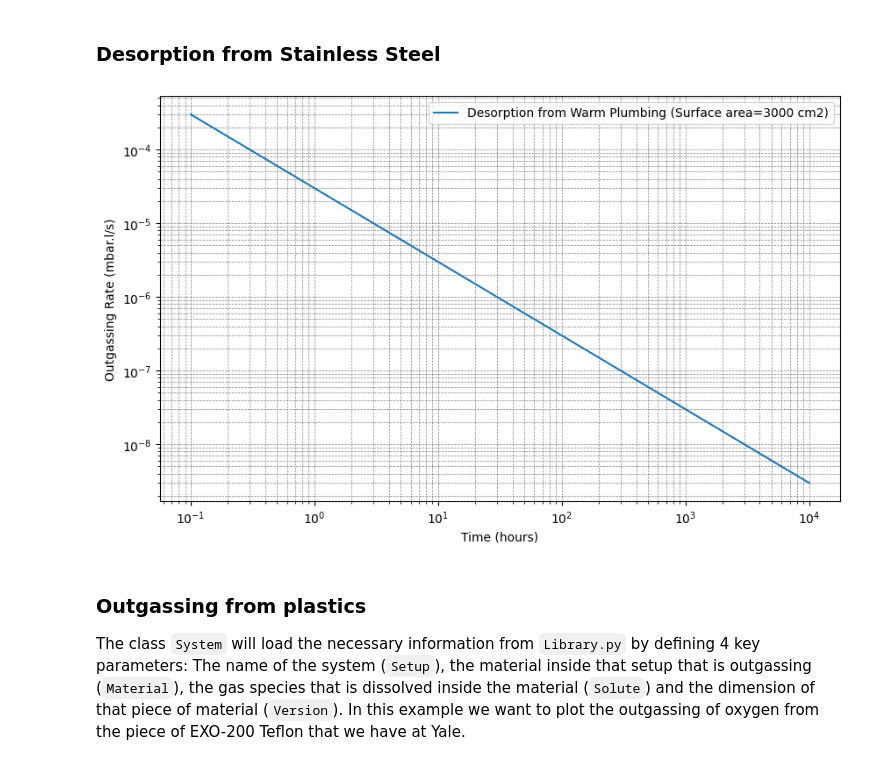
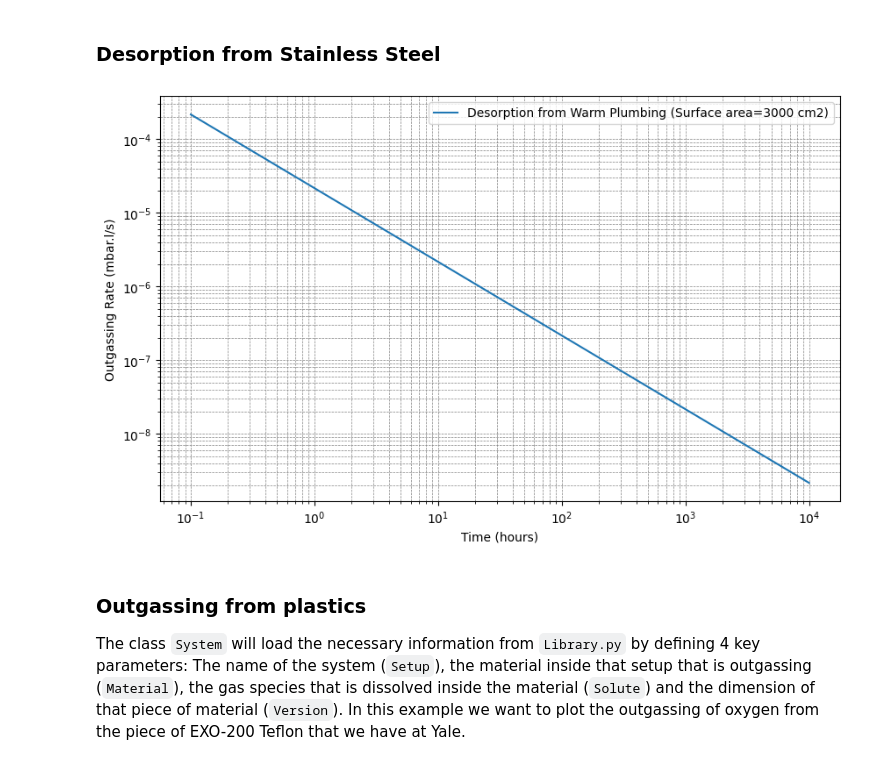
Before and after one commit to antoine-amy/Electronegative_impurities, a Jupyter notebook: Impurities_models.ipynb, the cells around one changed output. Drawn from its saved outputs; the diff is of its cells as text; code cells hidden in the pictures.

Commit message:
Corrected functions bugs

```diff
--- a/Impurities_models.ipynb
+++ b/Impurities_models.ipynb
@@ -20,34 +20,46 @@ T_LXe = 164 # in Kelvin, LXe temperature
 # %% [markdown]
 ### Desorption from Stainless Steel
 # %%
-# Constant
-tau0=1e-13 # in sec, residence time of an impurity
-area=3000 #in cm2, area of the sample
-J=1e-8 # in mbar.L.s-1.cm-1, outgassing rate of H2O from an unbaked stainless steel surface that has been pumped on for 1h
-t = np.arange(1e-1*60*60, (1e4*60*60)+1, 60) # in seconds
-t0=1*60*60 # constant value from Ako Jamil's thesis page 89
+# Defining the system
+# Exo_200_steel = enf.System(setup='EXO-200', material='Stainless-Steel', solute='Oxygen', version='EXO-Stainless Steel')
+# Exo_200_steel.print_attributes()
+
+# Set time regions for the above defined temperature values.
+# Exo_200_steel.time = enf.get_time_stamps(points=[1e-1, 1e4], spacing=1/2600, time_scale='Hours')
+# Exo_200_steel.outgassing = 1e-8
+# Exo_200_steel.t0 = 2600
+area = 3000  # in cm2, area of the sample
+J = 1e-8  # in mbar.L.s-1.cm-1, outgassing rate of H2O from an unbaked stainless steel surface that has been pumped on for 1h
+t = np.arange(1e-1 * 60 * 60, (1e4 * 60 * 60) + 1, 60)  # in seconds
+t0 = 1 * 60 * 60  # constant value from Ako Jamil's thesis page 89
 
 # Prepare a plot with a specified figure size
 plt.figure(figsize=(10, 6))
 
 # Calculate outgassing rate
-J_total = J * area * t0/t
+# J_total = Exo_200_steel.Outgassing * Exo_200_steel.Area * 2600/Exo_200_steel.time
+
+J_total = J * area * 2600 / t
 
 # Plotting, while dividing 'seconds' by the number of seconds in a day to convert to days
-plt.plot(t / (60*60), J_total, label=f'Desorption from Warm Plumbing (Surface area={area} cm2)')
+plt.plot(
+    t / (60 * 60),
+    J_total,
+    label=f"Desorption from Warm Plumbing (Surface area={area} cm2)",
+)
 
 # Configuring the plot's settings
-#plt.title(f'Outgassing rate of mono-layers of impurities on stainless steel walls as a function of pumping time in EXO-200')
-plt.xlabel('Time (hours)')
-plt.ylabel('Outgassing Rate (mbar.l/s)')
-plt.yscale('log')
-plt.xscale('log')
+# plt.title(f'Outgassing rate of mono-layers of impurities on stainless steel walls as a function of pumping time in EXO-200')
+plt.xlabel("Time (hours)")
+plt.ylabel("Outgassing Rate (mbar.l/s)")
+plt.yscale("log")
+plt.xscale("log")
 plt.legend()
-plt.grid(which='both', linestyle='--', linewidth='0.5', color='gray')
+plt.grid(which="both", linestyle="--", linewidth="0.5", color="gray")
 
 plt.show()
 # %% [output]
-[figure, old version]
+[figure, new version]
 # %% [markdown]
 ### Outgassing from plastics
 
```
Also changed, not shown: parts of 15 cells of this notebook, 6 other files.
